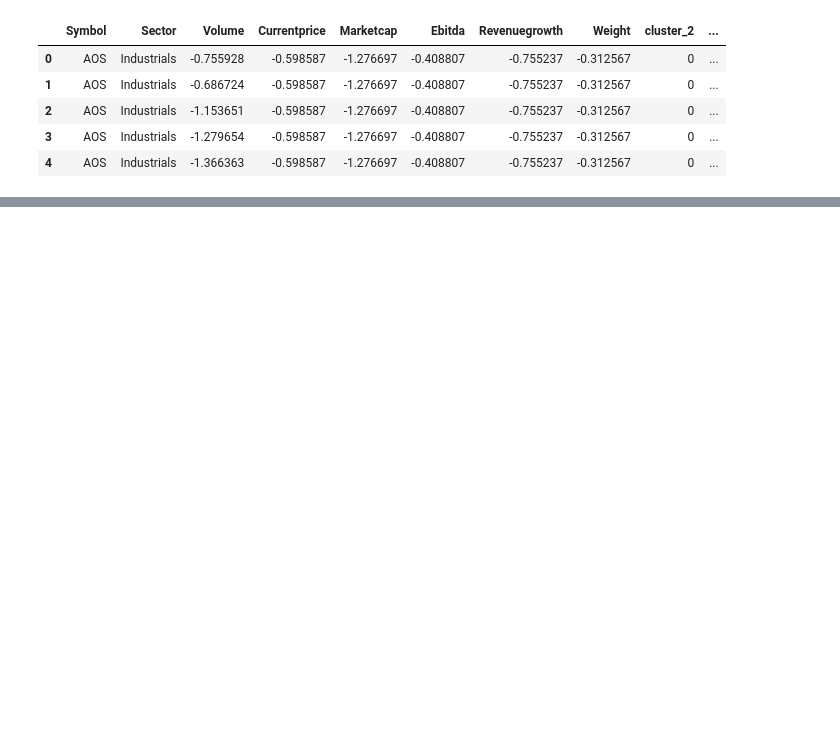
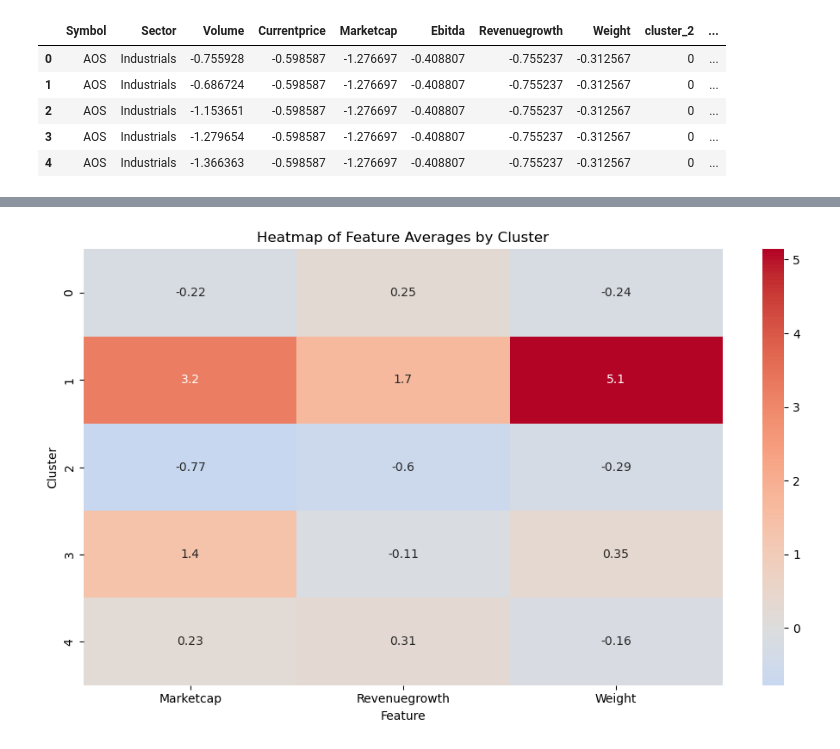
Before and after one commit to KayMichnicki/AAI510-Final-Project, a Jupyter notebook: AAI510_Stock_Clustering.ipynb, the cells around one changed output, grey strips where cells are left out. Cells and saved outputs as stored; diff of their text form; code cells hidden in the pictures; blank space fills up the shorter version.

```diff
--- a/AAI510_Stock_Clustering.ipynb
+++ b/AAI510_Stock_Clustering.ipynb
@@ -489,0 +452,11 @@ cluster_summary
+# %%
+# --- 4. Heatmap of Cluster Features ---
+plt.figure(figsize=(10, 6))
+sns.heatmap(cluster_summary[features], annot=True, cmap='coolwarm', center=0)
+plt.title('Heatmap of Feature Averages by Cluster')
+plt.xlabel('Feature')
+plt.ylabel('Cluster')
+plt.tight_layout()
+plt.show()
+# %% [output]
+[figure, added]
```
Also changed, not shown: parts of 23 cells of this notebook.
